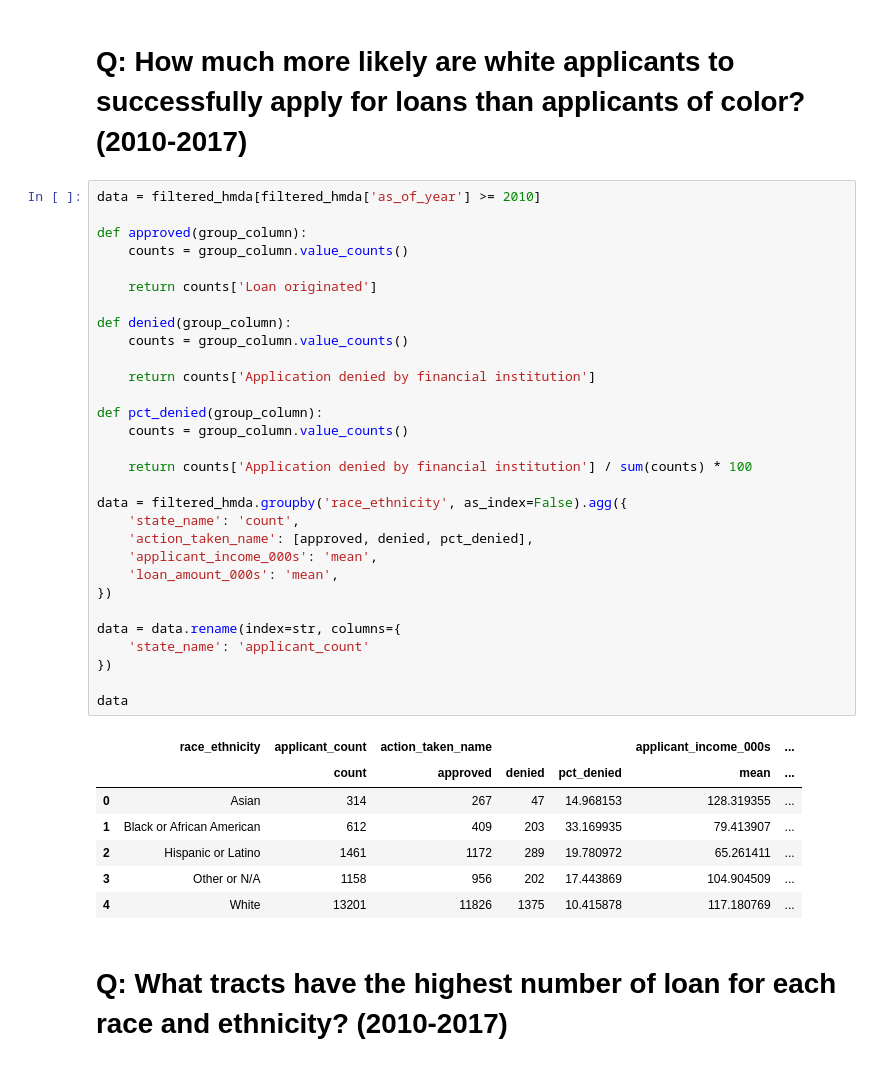
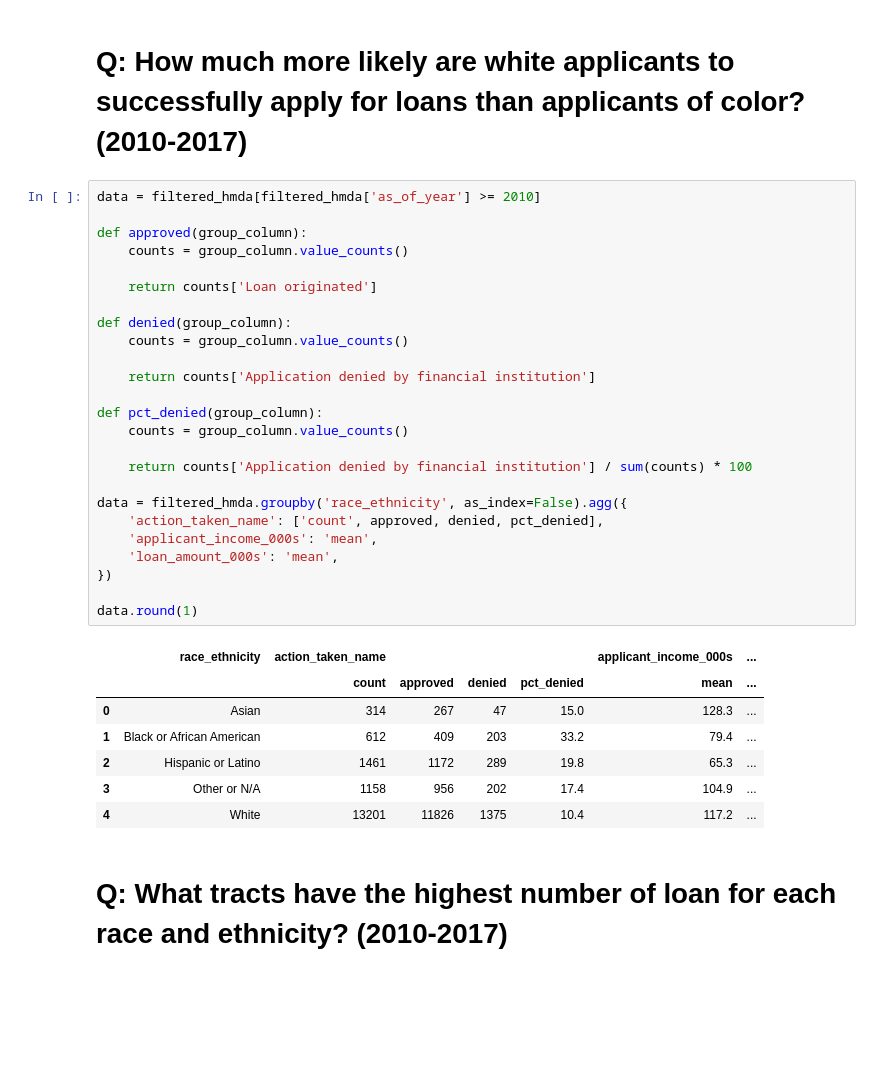
Before and after one commit to thetylerloop/tyler-home-loans, a Jupyter notebook: Home Loans (HMDA) Analysis.ipynb, the cells around one changed output. Drawn from its saved outputs; the diff is of its cells as text; blank space fills up the shorter version.

```diff
--- a/Home Loans (HMDA) Analysis.ipynb
+++ b/Home Loans (HMDA) Analysis.ipynb
@@ -135,41 +115,36 @@ data
 # %%
 data = filtered_hmda[filtered_hmda['as_of_year'] >= 2010]
 
 def approved(group_column):
     counts = group_column.value_counts()
 
     return counts['Loan originated']
 
 def denied(group_column):
     counts = group_column.value_counts()
 
     return counts['Application denied by financial institution']
 
 def pct_denied(group_column):
     counts = group_column.value_counts()
 
     return counts['Application denied by financial institution'] / sum(counts) * 100
 
 data = filtered_hmda.groupby('race_ethnicity', as_index=False).agg({
-    'state_name': 'count',
-    'action_taken_name': [approved, denied, pct_denied],
+    'action_taken_name': ['count', approved, denied, pct_denied],
     'applicant_income_000s': 'mean',
     'loan_amount_000s': 'mean',
 })
 
-data = data.rename(index=str, columns={
-    'state_name': 'applicant_count'
-})
-
-data
+data.round(1)
 # %% [output]
-|  | race_ethnicity | applicant_count | action_taken_name |  |  | applicant_income_000s | ... |
+|  | race_ethnicity | action_taken_name |  |  |  | applicant_income_000s | ... |
 |  |  | count | approved | denied | pct_denied | mean | ... |
-| 0 | Asian | 314 | 267 | 47 | 14.968153 | 128.319355 | ... |
-| 1 | Black or African American | 612 | 409 | 203 | 33.169935 | 79.413907 | ... |
-| 2 | Hispanic or Latino | 1461 | 1172 | 289 | 19.780972 | 65.261411 | ... |
-| 3 | Other or N/A | 1158 | 956 | 202 | 17.443869 | 104.904509 | ... |
-| 4 | White | 13201 | 11826 | 1375 | 10.415878 | 117.180769 | ... |
+| 0 | Asian | 314 | 267 | 47 | 15.0 | 128.3 | ... |
+| 1 | Black or African American | 612 | 409 | 203 | 33.2 | 79.4 | ... |
+| 2 | Hispanic or Latino | 1461 | 1172 | 289 | 19.8 | 65.3 | ... |
+| 3 | Other or N/A | 1158 | 956 | 202 | 17.4 | 104.9 | ... |
+| 4 | White | 13201 | 11826 | 1375 | 10.4 | 117.2 | ... |
 # %% [markdown]
 # Q: What tracts have the highest number of loan for each race and ethnicity? (2010-2017)
 # %%
```
Also changed, not shown: parts of 6 cells of this notebook.
